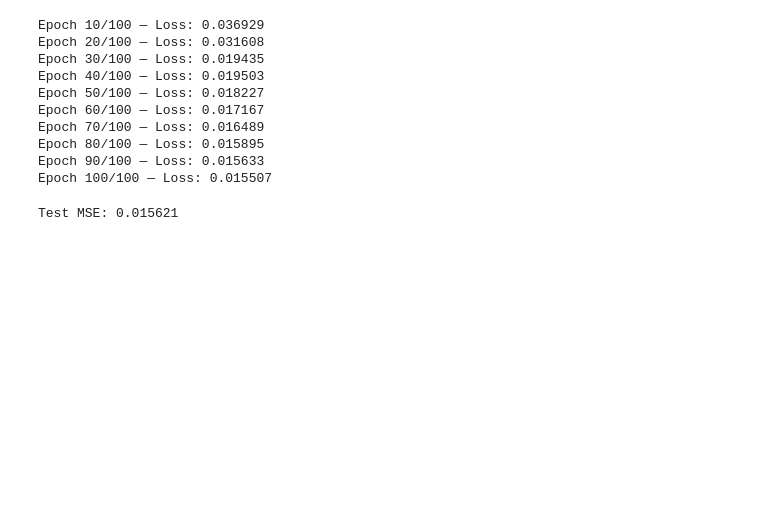
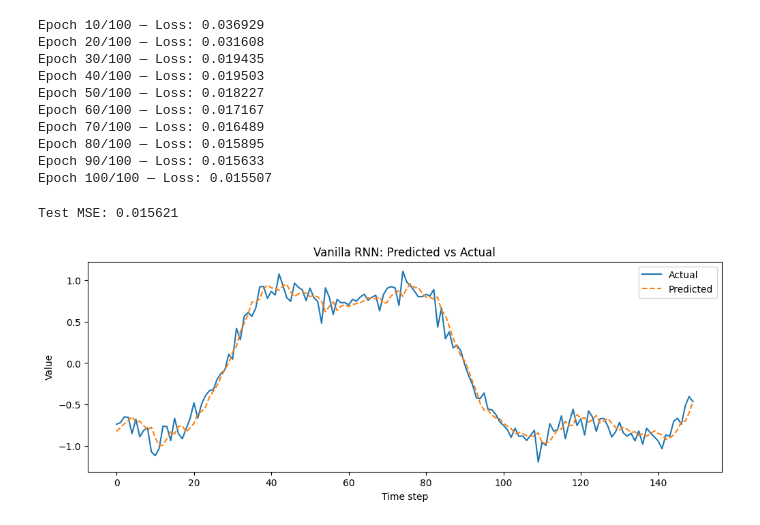
Before and after one commit to Charis-Opol/Deep_Learning, a Jupyter notebook: Time_series_forecasting_with_RNNs.ipynb, the cells around one changed output. Cells and saved outputs as stored; diff of their text form; code cells hidden in the pictures; blank space fills up the shorter version.

Commit message:
Time series changes

```diff
--- a/Time_series_forecasting_with_RNNs.ipynb
+++ b/Time_series_forecasting_with_RNNs.ipynb
@@ -111,3 +111,19 @@ with torch.no_grad():
     print(f"Test MSE: {mse:.6f}")
 # %% [output]
 Test MSE: 0.015621
+# %%
+# CELL 7 — Plot predictions vs actual
+model.eval()
+with torch.no_grad():
+    test_preds = model(X_test_t).cpu().numpy().flatten()
+
+plt.figure(figsize=(12, 4))
+plt.plot(y_test[:150], label="Actual")
+plt.plot(test_preds[:150], label="Predicted", linestyle="--")
+plt.xlabel("Time step")
+plt.ylabel("Value")
+plt.title("Vanilla RNN: Predicted vs Actual")
+plt.legend()
+plt.show()
+# %% [output]
+[figure, added]
```
Also changed, not shown: parts of 1 cell of this notebook.
